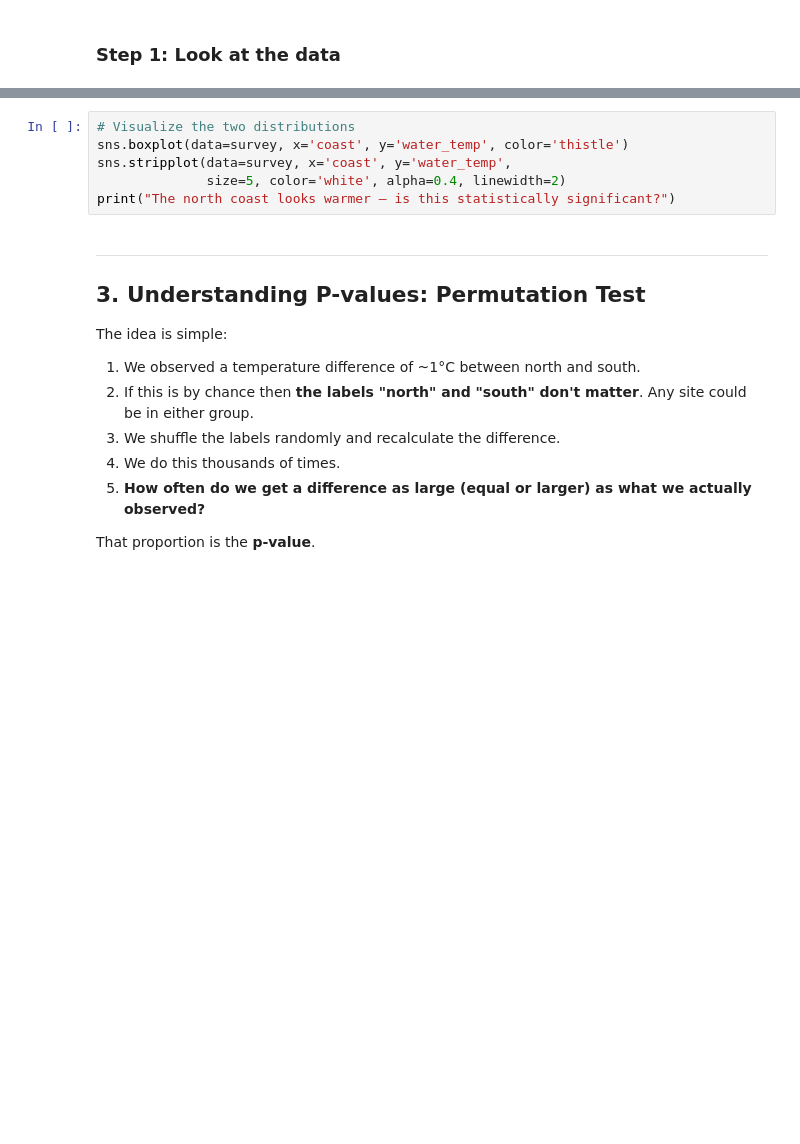
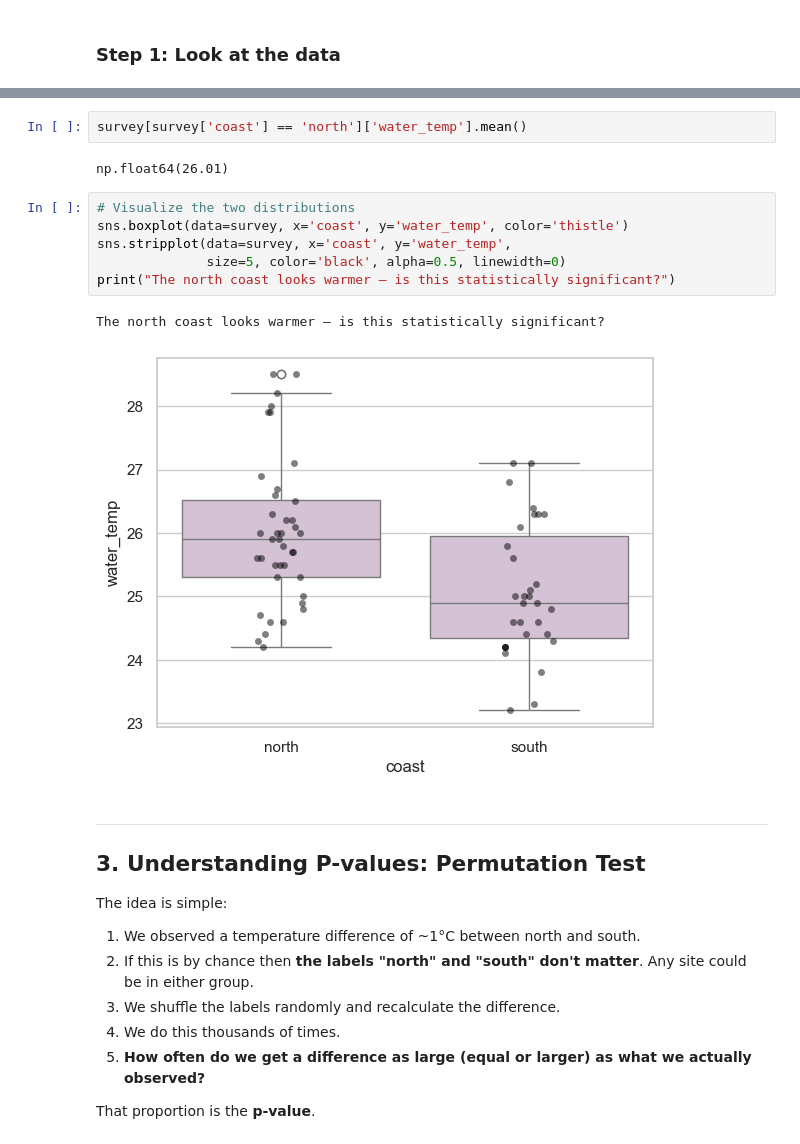
Before and after one commit to cgenomicslab/imbb-data-analysis, a Jupyter notebook: week1/day3_statistics_pvalue.ipynb, the cells around one changed output, grey strips where cells are left out. Saved outputs shown, nothing was run; the diff lists cells and outputs as text; blank space fills up the shorter version.

```diff
--- a/week1/day3_statistics_pvalue.ipynb
+++ b/week1/day3_statistics_pvalue.ipynb
@@ -54,9 +98,16 @@ print("Difference:", round(north['water_temp'].mean() - south['water_temp'].mean
+# %%
+survey[survey['coast'] == 'north']['water_temp'].mean()
+# %% [output]
+np.float64(26.01)
 # %%
 # Visualize the two distributions
 sns.boxplot(data=survey, x='coast', y='water_temp', color='thistle')
 sns.stripplot(data=survey, x='coast', y='water_temp',
-              size=5, color='white', alpha=0.4, linewidth=2)
+              size=5, color='black', alpha=0.5, linewidth=0)
 print("The north coast looks warmer — is this statistically significant?")
+# %% [output]
+The north coast looks warmer — is this statistically significant?
+[figure, added]
 # %% [markdown]
 ---
 
```
Also changed, not shown: parts of 47 cells of this notebook, 6 other files.
